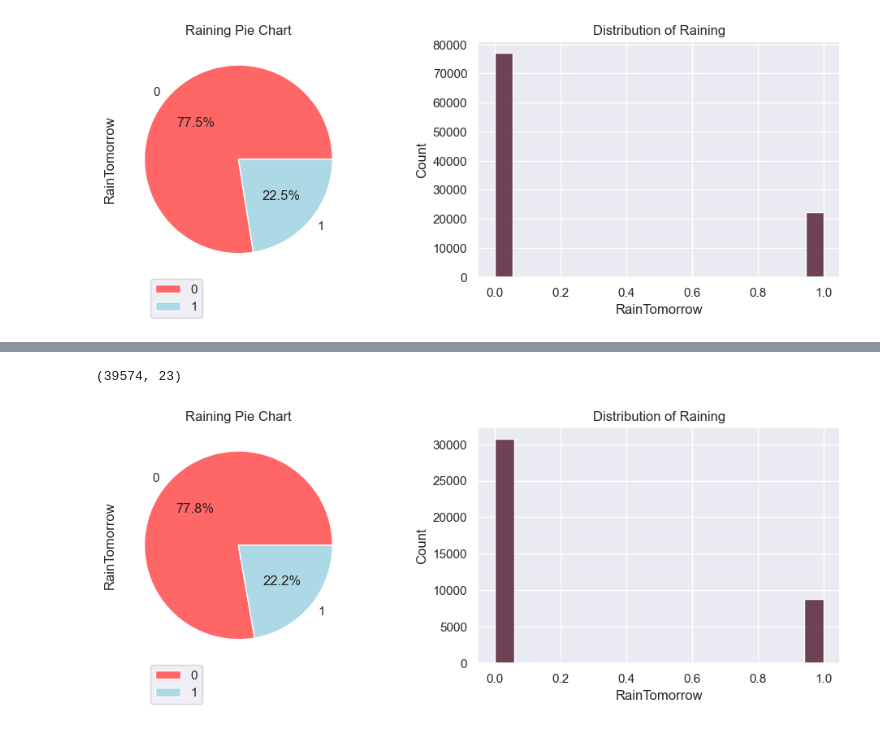
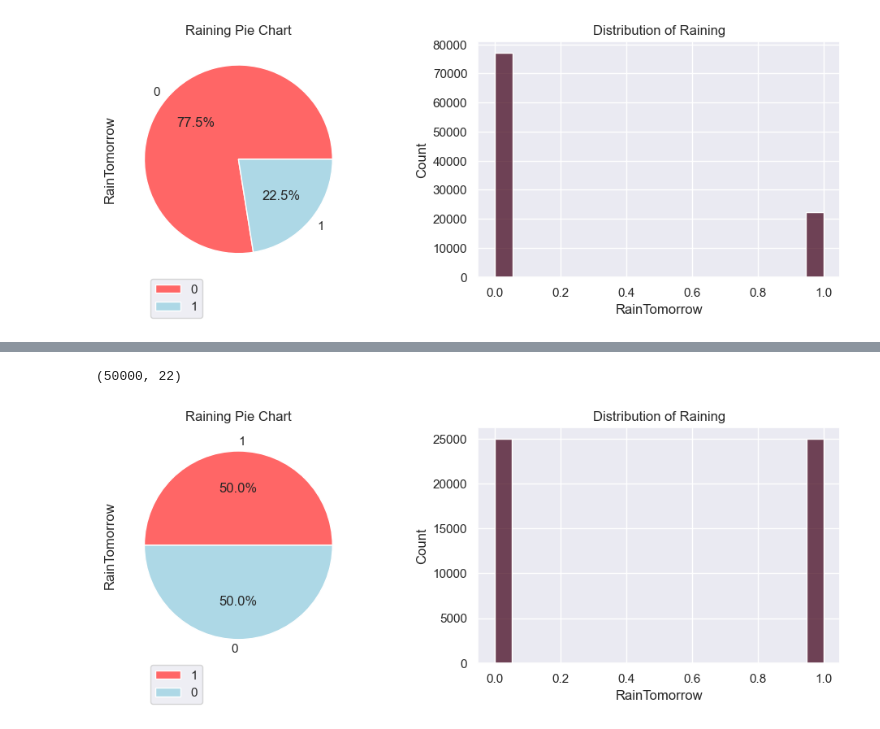
Before and after one commit to GehadTahoon/WeatherAUS, a Jupyter notebook: 02_analytics.ipynb, the cells around one changed output, grey strips where cells are left out. Cells and saved outputs as stored; diff of their text form; code cells hidden in the pictures.

```diff
--- a/02_analytics.ipynb
+++ b/02_analytics.ipynb
@@ -29,0 +35,22 @@ dr = raw_data.dropna()
+# %%
+count_0, count_1 = data['RainTomorrow'].value_counts()
+
+class_0 = data[data['RainTomorrow']==0]
+class_1 = data[data['RainTomorrow']==1]
+
+samples_per_class = 25000
+# %%
+# upsample
+upsampled_class_1 = resample(class_1,
+                                replace=True,     # sample with replacement
+                                n_samples=samples_per_class,  # match majority class
+                                random_state=0)  # reproducible results
+
+# downsample
+downsampled_class_0 = resample(class_0,
+                                replace=True,     # sample with replacement
+                                n_samples=samples_per_class,  # match majority class
+                                random_state=0)  # reproducible results
+
+data = pd.concat([upsampled_class_1, downsampled_class_0])
+data
@@ -30,16 +71,16 @@ dr = raw_data.dropna()
 # %%
-dr.shape
+data.shape
 # %% [output]
-(39574, 23)
+(50000, 22)
 # %%
 fig, axes = plt.subplots(1, 2, figsize=(10, 4))
-sns.histplot(dr["RainTomorrow"], ax=axes[1],color="#450920")
+sns.histplot(data["RainTomorrow"], ax=axes[1],color="#450920")
 axes[1].set_title("Distribution of Raining")
-dr['RainTomorrow'].value_counts().plot.pie(ax=axes[0], autopct='%1.1f%%',colors=['#FF6666','#ADD8E6'])
+data['RainTomorrow'].value_counts().plot.pie(ax=axes[0], autopct='%1.1f%%',colors=['#FF6666','#ADD8E6'])
 axes[0].set_title("Raining Pie Chart")
-axes[0].legend(dr['RainTomorrow'].value_counts().index, loc = 'lower left',bbox_to_anchor=(0.1, -0.2))
+axes[0].legend(data['RainTomorrow'].value_counts().index, loc = 'lower left',bbox_to_anchor=(0.1, -0.2))
 
 plt.tight_layout()
 plt.show()
 # %% [output]
-[figure, old version]
+[figure, new version]
```
Also changed, not shown: parts of 6 cells of this notebook, 3 other files.
